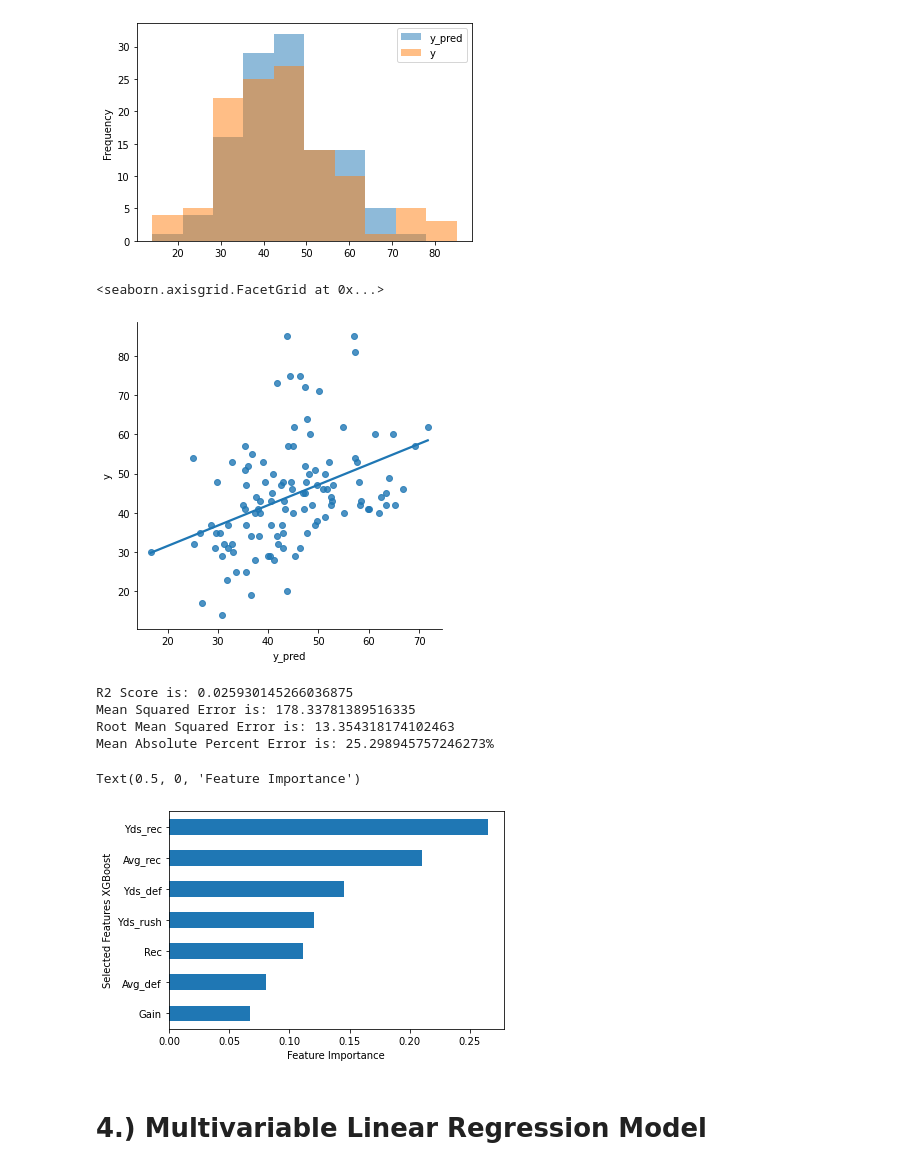
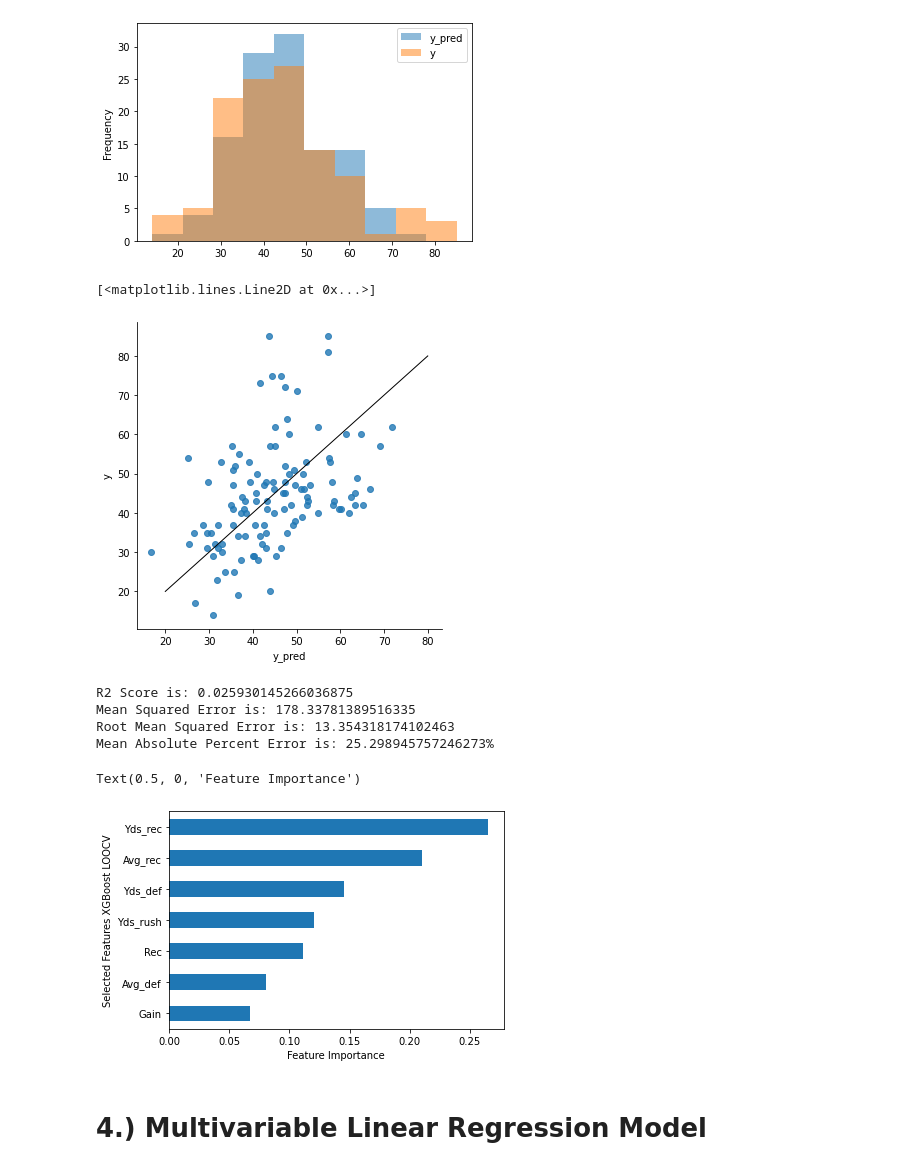
Before and after one commit to JosiahGuy/DS320Project, a Jupyter notebook: college_football_combined.ipynb, the cells around one changed output. Saved outputs shown, nothing was run; the diff lists cells and outputs as text; code cells hidden in the pictures.

```diff
--- a/college_football_combined.ipynb
+++ b/college_football_combined.ipynb
@@ -569,10 +517,11 @@ df4.plot.hist(alpha = 0.5)
 # %%
 # Visualize pred and test (scatterplot)
 
-sns.lmplot(x='y_pred',y='y',data=df4,fit_reg=True,ci=False)
+sns.lmplot(x='y_pred',y='y',data=df4,fit_reg=False,ci=False)
+plt.plot([20, 80], [20, 80], color = 'black', linewidth = 1)
 # %% [output]
-<seaborn.axisgrid.FacetGrid at 0x...>
+[<matplotlib.lines.Line2D at 0x...>]
-[figure, old version]
+[figure, new version]
 # %%
 # Evaluating the model
 
@@ -599,11 +548,11 @@ feature_importance = np.array(model_cv.feature_importances_)
 df_feature_importance = pd.DataFrame({'selected_features':selected_features, 'feature_importance':feature_importance}).sort_values(by = ['feature_importance'])
 df_feature_importance
 ax = df_feature_importance.plot(x = "selected_features", y = "feature_importance", kind = "barh", legend = None)
-ax.set_ylabel("Selected Features XGBoost")
+ax.set_ylabel("Selected Features XGBoost LOOCV")
 ax.set_xlabel("Feature Importance")
 # %% [output]
 Text(0.5, 0, 'Feature Importance')
-[figure, old version]
+[figure, new version]
 # %% [markdown]
 # 4.) Multivariable Linear Regression Model
 # %%
```
Also changed, not shown: parts of 18 cells of this notebook.
